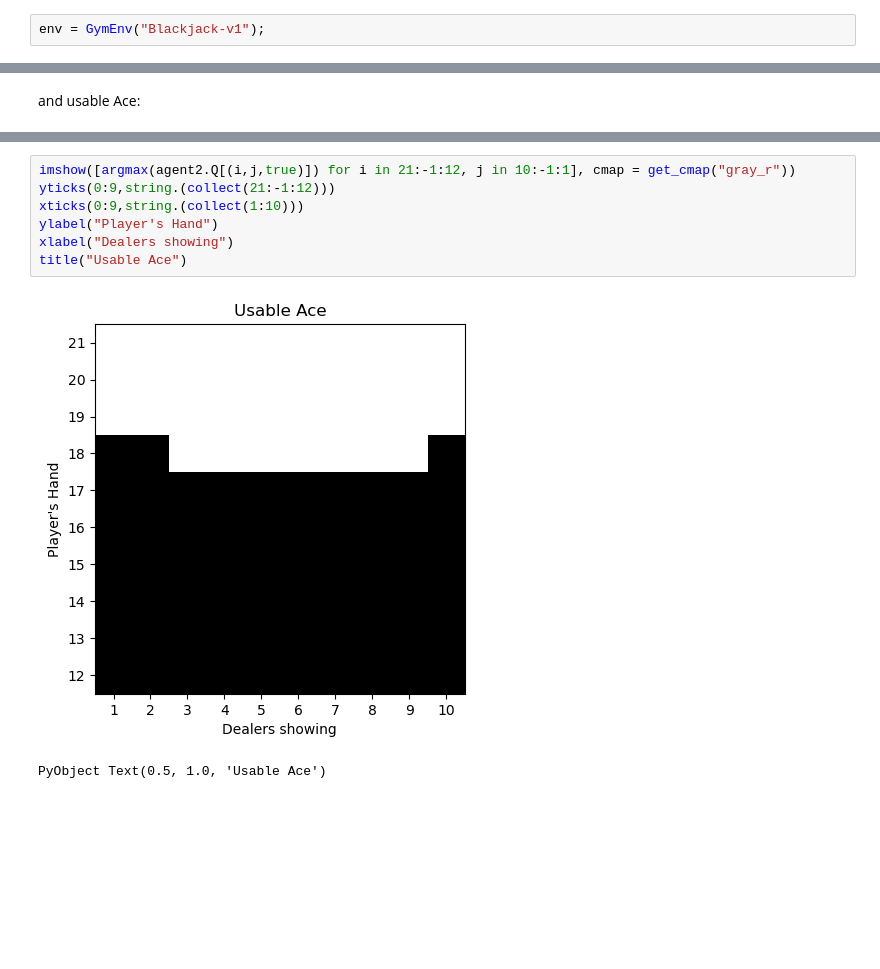
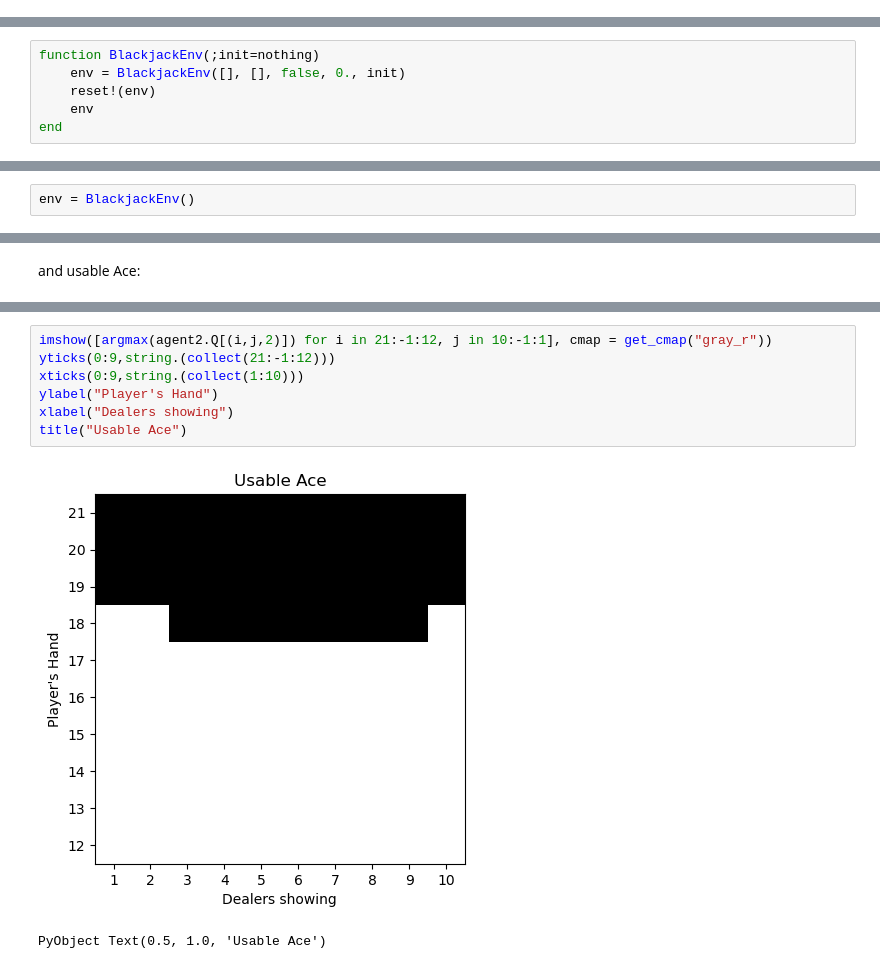
Before and after one commit to bartoszpankratz/234900-0286-MW, a Jupyter notebook: 3. Metody Monte Carlo/blackjack.ipynb, the cells around one changed output, grey strips where cells are left out. Saved outputs shown, nothing was run; the diff lists cells and outputs as text; blank space fills up the shorter version.

```diff
--- a/3. Metody Monte Carlo/blackjack.ipynb
+++ b/3. Metody Monte Carlo/blackjack.ipynb
@@ -9,3 +9 @@ using PyCall, ReinforcementLearning, ReinforcementLearningEnvironments
 using PyPlot
-# %%
-env = GymEnv("Blackjack-v1");
@@ -11,0 +23,6 @@ env = GymEnv("Blackjack-v1");
+# %%
+function BlackjackEnv(;init=nothing)
+    env = BlackjackEnv([], [], false, 0., init)
+    reset!(env)
+    env
+end
@@ -11,0 +81,2 @@ env = GymEnv("Blackjack-v1");
+# %%
+env = BlackjackEnv()
@@ -204,11 +307,11 @@ colorbar(p)
 PyObject <matplotlib.colorbar.Colorbar object at 0x...>
 # %%
-imshow([argmax(agent2.Q[(i,j,true)]) for i in 21:-1:12, j in 10:-1:1], cmap = get_cmap("gray_r"))
+imshow([argmax(agent2.Q[(i,j,2)]) for i in 21:-1:12, j in 10:-1:1], cmap = get_cmap("gray_r"))
 yticks(0:9,string.(collect(21:-1:12)))
 xticks(0:9,string.(collect(1:10)))
 ylabel("Player's Hand")
 xlabel("Dealers showing")
 title("Usable Ace")
 # %% [output]
-[figure, old version]
+[figure, new version]
 PyObject Text(0.5, 1.0, 'Usable Ace')
```
Also changed, not shown: parts of 19 cells of this notebook, 3 other files.
